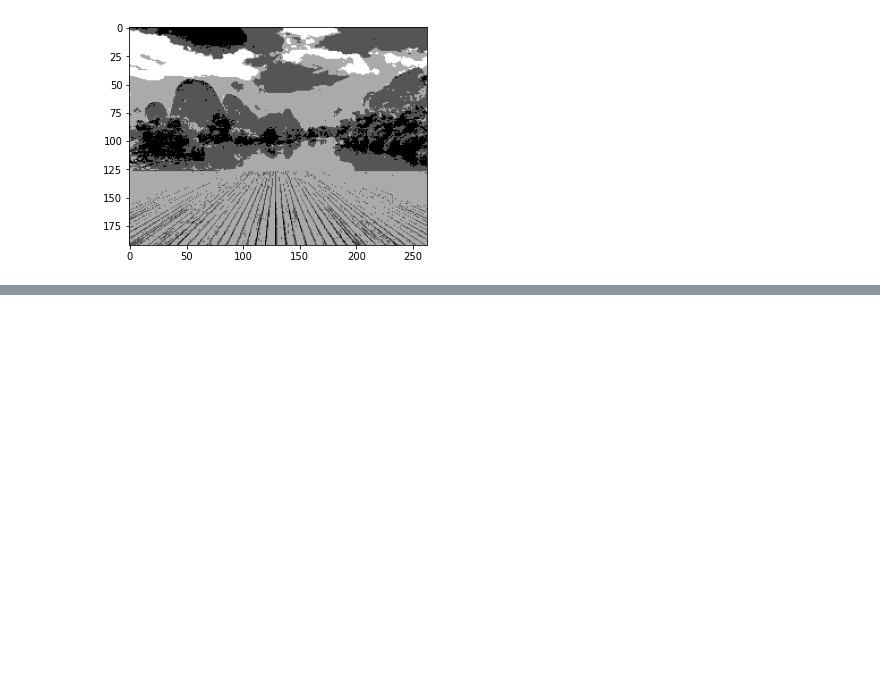
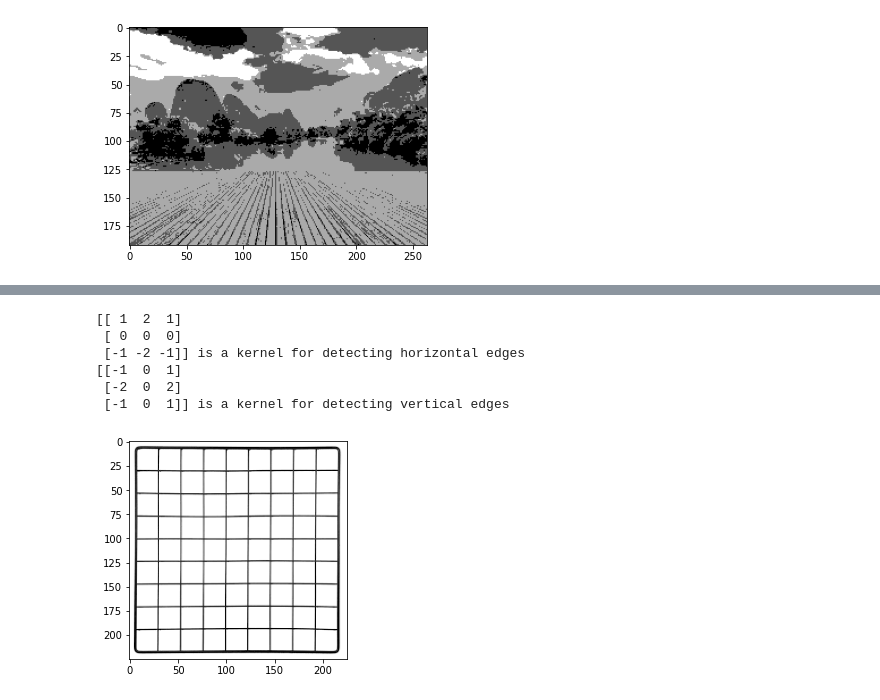
Before and after one commit to abhi9rocks/DeepStuff, a Jupyter notebook: rcnn1.ipynb, the cells around one changed output, grey strips where cells are left out. Saved outputs shown, nothing was run; the diff lists cells and outputs as text; code cells hidden in the pictures; blank space fills up the shorter version.

```diff
--- a/rcnn1.ipynb
+++ b/rcnn1.ipynb
@@ -64,0 +71,19 @@ plt.imshow(gray, cmap='gray')
+# %%
+# converting to grayscale
+gray = rgb2gray(image)
+plt.imshow(gray, cmap='gray')
+
+# defining the sobel filters
+sobel_horizontal = np.array([np.array([1, 2, 1]), np.array([0, 0, 0]), np.array([-1, -2, -1])])
+print(sobel_horizontal, 'is a kernel for detecting horizontal edges')
+
+sobel_vertical = np.array([np.array([-1, 0, 1]), np.array([-2, 0, 2]), np.array([-1, 0, 1])])
+print(sobel_vertical, 'is a kernel for detecting vertical edges')
+# %% [output]
+[[ 1  2  1]
+ [ 0  0  0]
+ [-1 -2 -1]] is a kernel for detecting horizontal edges
+[[-1  0  1]
+ [-2  0  2]
+ [-1  0  1]] is a kernel for detecting vertical edges
+[figure, added]
```
Also changed, not shown: parts of 10 cells of this notebook.
